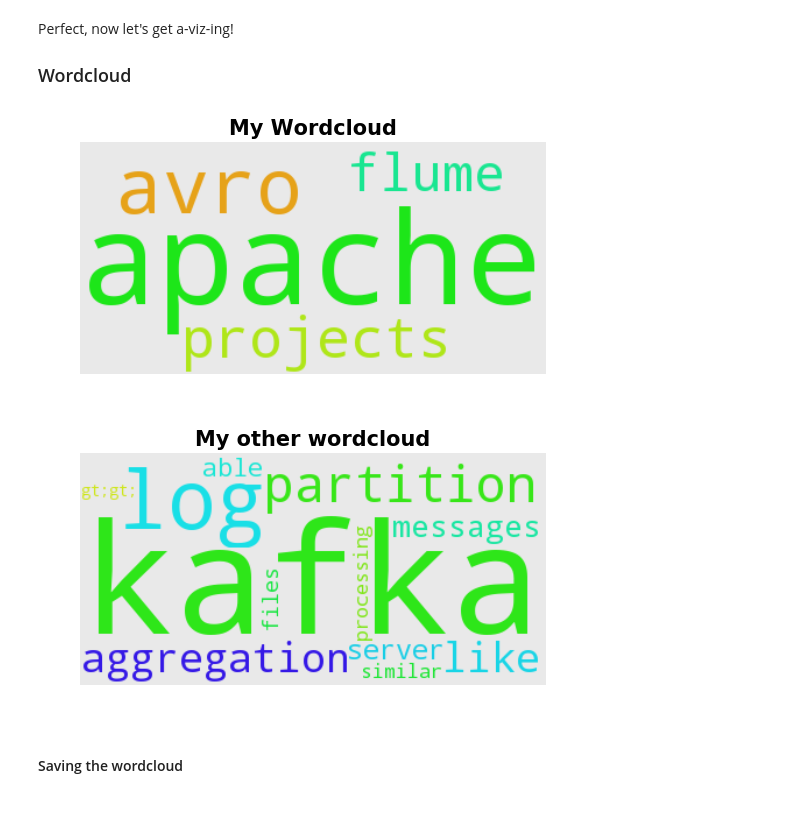
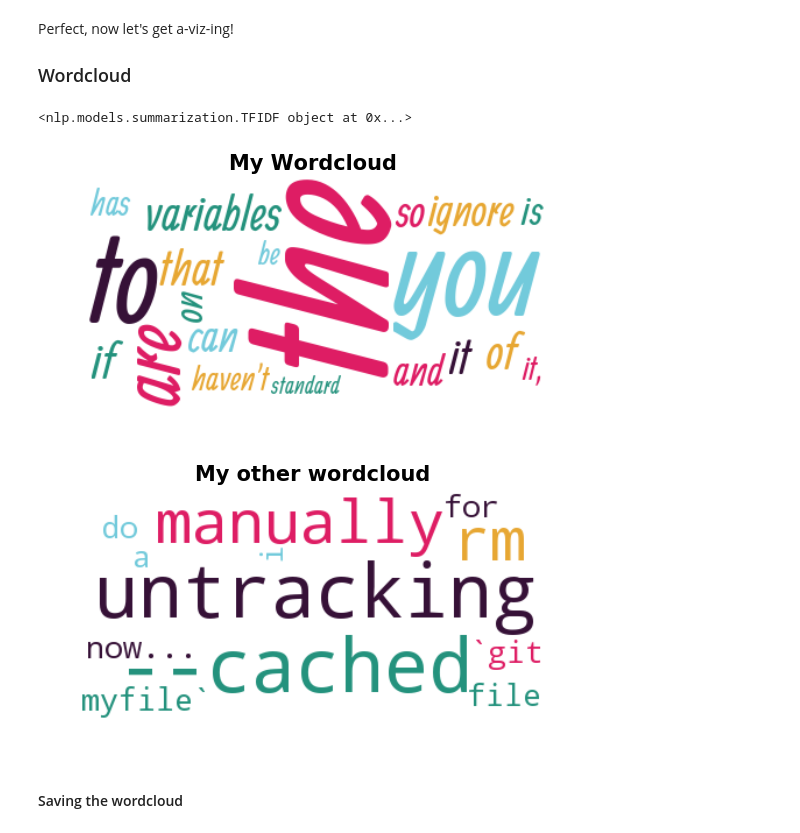
Before and after one commit to woneiros/slack-pack, a Jupyter notebook: code/notebooks/visualizing_topics.ipynb, the cells around one changed output. Saved outputs shown, nothing was run; the diff lists cells and outputs as text; code cells hidden in the pictures.

Commit message:
adding color and font coordination

```diff
--- a/code/notebooks/visualizing_topics.ipynb
+++ b/code/notebooks/visualizing_topics.ipynb
@@ -12,7 +18,7 @@ import cPickle as pk
 # %% [markdown]
 #### Loading a saved window
 # %%
-with open('../nlp/data/windows/tech_stuff_30m.pk', 'rb') as f:
+with open('../nlp/data/windows/alex_new_config_window.pk', 'rb') as f:
     WINDOW = pk.load(f)
 # %%
 WINDOW.report_topics()
@@ -48,13 +49,19 @@ model = TFIDF(corpus=corpus, dictionary=corpus.dictionary)
+# %%
+# alex's addition
+model = TFIDF(window=WINDOW)
+print model
+# %% [output]
+<nlp.models.summarization.TFIDF object at 0x...>
 # %%
-wordcloud = Wordcloud(model, corpus[2], max_words=10)  # defaults to 10 words
+wordcloud = Wordcloud(model, 2, max_words=20, font="/Users/Alex/Documents/Berkeley/1603Fall/W210/GitHub/slack-pack/code/nlp/data/font/Ranga-Regular.ttf")  # defaults to 10 words
 wordcloud.show('My Wordcloud')
 # %% [output]
-[figure, old version]
+[figure, new version]
 # %%
-wordcloud = Wordcloud(model, corpus[3], max_words=12)
+wordcloud = Wordcloud(model, 1, max_words=12)
 wordcloud.show('My other wordcloud')
 # %% [output]
-[figure, old version]
+[figure, new version]
 # %% [markdown]
 #### Saving the wordcloud
 # %%
```
Also changed, not shown: parts of 6 cells of this notebook, 1 other file.
